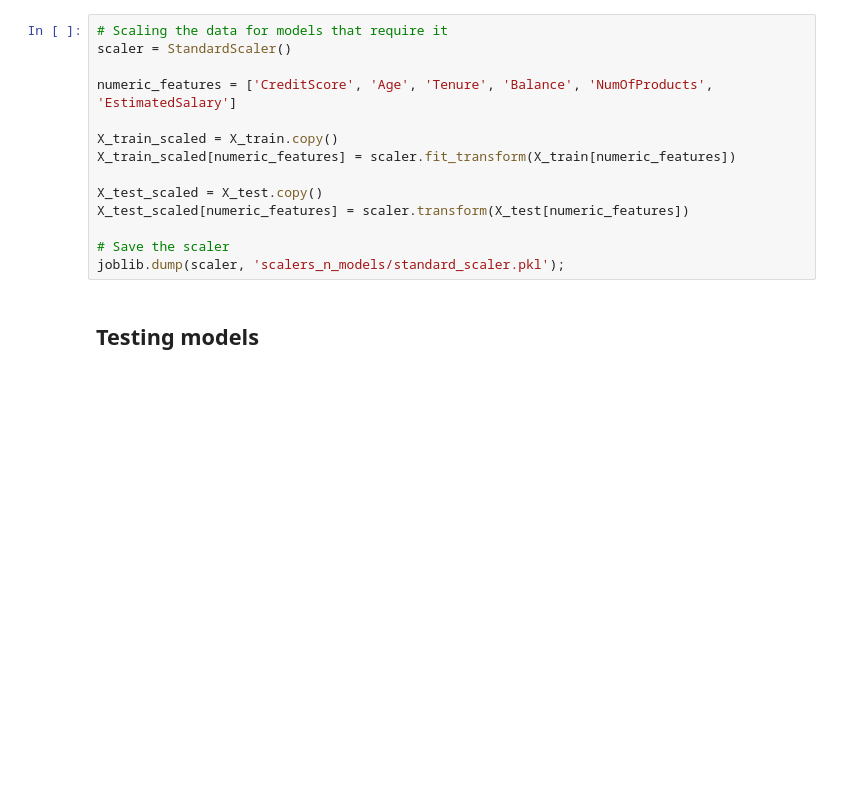
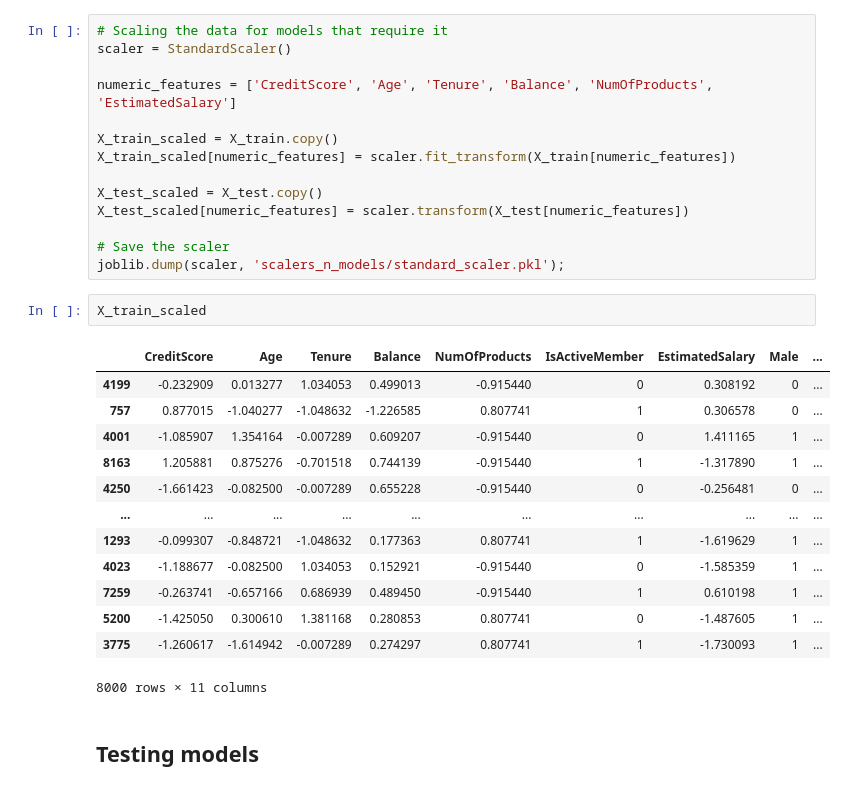
Before and after one commit to davirpp/Desafio-DS-Indicium, a Jupyter notebook: predict_churn.ipynb, the cells around one changed output. Cells and saved outputs as stored; diff of their text form; blank space fills up the shorter version.

```diff
--- a/predict_churn.ipynb
+++ b/predict_churn.ipynb
@@ -132,6 +132,22 @@ X_test_scaled[numeric_features] = scaler.transform(X_test[numeric_features])
 
 # Save the scaler
 joblib.dump(scaler, 'scalers_n_models/standard_scaler.pkl');
+# %%
+X_train_scaled
+# %% [output]
+|  | CreditScore | Age | Tenure | Balance | NumOfProducts | IsActiveMember | EstimatedSalary | Male | ... |
+| 4199 | -0.232909 | 0.013277 | 1.034053 | 0.499013 | -0.915440 | 0 | 0.308192 | 0 | ... |
+| 757 | 0.877015 | -1.040277 | -1.048632 | -1.226585 | 0.807741 | 1 | 0.306578 | 0 | ... |
+| 4001 | -1.085907 | 1.354164 | -0.007289 | 0.609207 | -0.915440 | 0 | 1.411165 | 1 | ... |
+| 8163 | 1.205881 | 0.875276 | -0.701518 | 0.744139 | -0.915440 | 1 | -1.317890 | 1 | ... |
+| 4250 | -1.661423 | -0.082500 | -0.007289 | 0.655228 | -0.915440 | 0 | -0.256481 | 0 | ... |
+| ... | ... | ... | ... | ... | ... | ... | ... | ... | ... |
+| 1293 | -0.099307 | -0.848721 | -1.048632 | 0.177363 | 0.807741 | 1 | -1.619629 | 1 | ... |
+| 4023 | -1.188677 | -0.082500 | 1.034053 | 0.152921 | -0.915440 | 0 | -1.585359 | 1 | ... |
+| 7259 | -0.263741 | -0.657166 | 0.686939 | 0.489450 | -0.915440 | 1 | 0.610198 | 1 | ... |
+| 5200 | -1.425050 | 0.300610 | 1.381168 | 0.280853 | 0.807741 | 0 | -1.487605 | 1 | ... |
+| 3775 | -1.260617 | -1.614942 | -0.007289 | 0.274297 | 0.807741 | 1 | -1.730093 | 1 | ... |
+8000 rows × 11 columns
 # %% [markdown]
 ## Testing models
 # %% [markdown]
```
Also changed, not shown: parts of 28 cells of this notebook, 3 other files.
